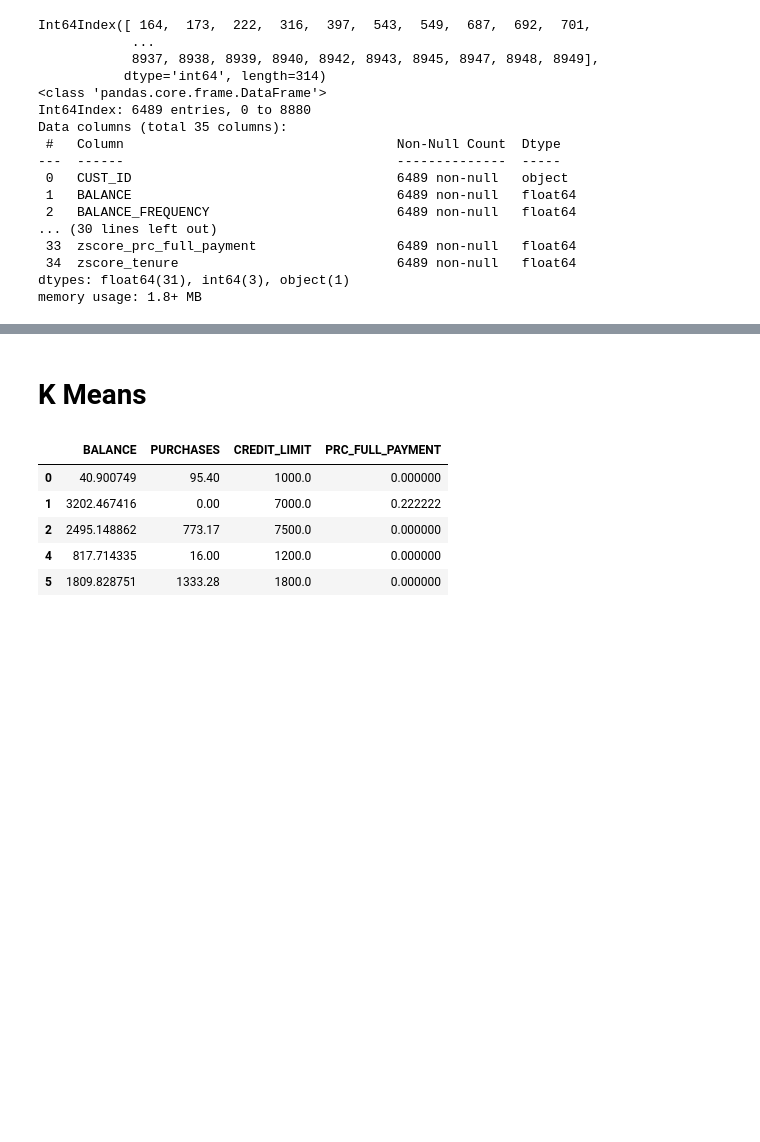
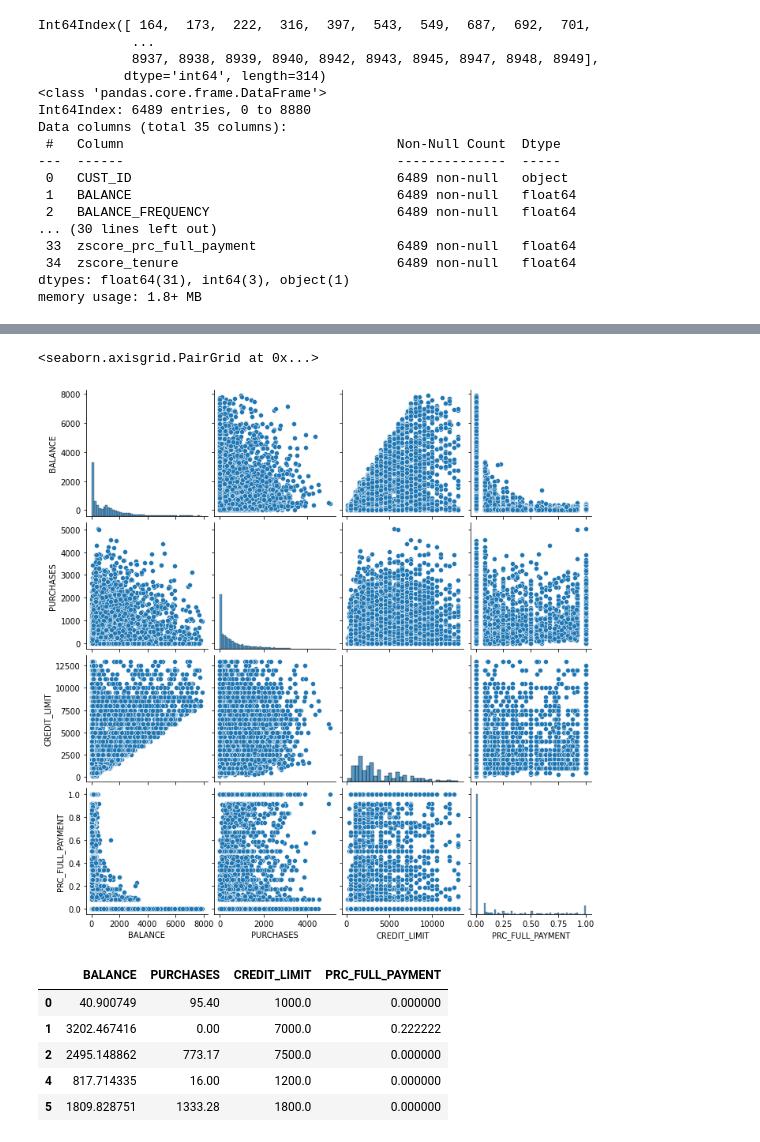
Before and after one commit to anitawahi/DataAnalyticsPractitioner22, a Jupyter notebook: Credit Card K Means Exercise.ipynb, the cells around one changed output, grey strips where cells are left out. Drawn from its saved outputs; the diff is of its cells as text; code cells hidden in the pictures; blank space fills up the shorter version.

```diff
--- a/Credit Card K Means Exercise.ipynb
+++ b/Credit Card K Means Exercise.ipynb
@@ -665,0 +634,4 @@ df2 = df.copy()
+# %%
+df2.drop(columns = ["CASH_ADVANCE_TRX", "PURCHASES_TRX", "PAYMENTS", "MINIMUM_PAYMENTS", "zscore_balance", "zscore_balance_freq", "zscore_purchases", "zscore_oneoff_purchases"], inplace = True)
+
+df2.head()
@@ -680,7 +677,8 @@ df2.columns = ['BALANCE', 'PURCHASES',
 # %%
-# compare all numerical features by income group
-sns.pairplot(data=df, hue="income_groups")
+# compare all numerical features
+sns.pairplot(data=df2)
+# %% [output]
+<seaborn.axisgrid.PairGrid at 0x...>
+[figure, added]
-# %% [markdown]
-# K Means
 # %%
 # dataframe that will be used in algorithm
```
Also changed, not shown: parts of 81 cells of this notebook.
